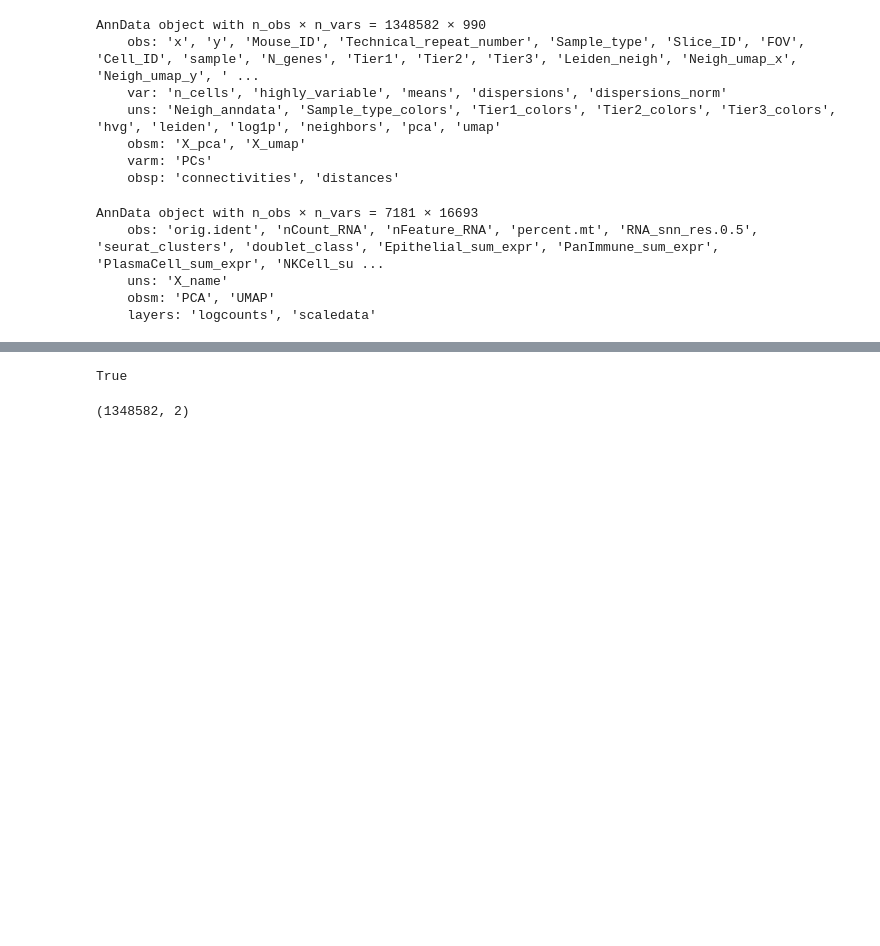
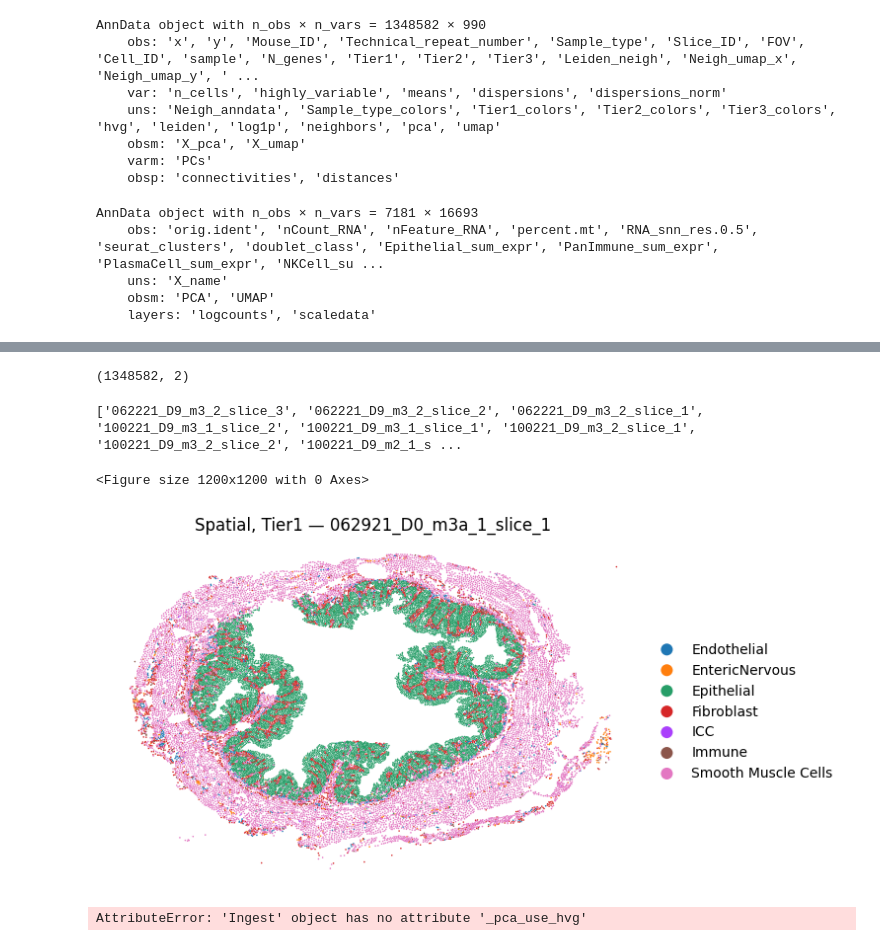
Before and after one commit to ROYBRUNO81/PURM2025, a Jupyter notebook: Spatial Analysis.ipynb, the cells around one changed output, grey strips where cells are left out. Saved outputs shown, nothing was run; the diff lists cells and outputs as text; code cells hidden in the pictures; blank space fills up the shorter version.

Commit message:
spatial map per slice

```diff
--- a/Spatial Analysis.ipynb
+++ b/Spatial Analysis.ipynb
@@ -31,6 +25,0 @@ print(f"{len(common_genes)} genes in common")
-# %%
-adata_sp = adata_sp[:, common_genes].copy()
-adata    = adata[:, common_genes].copy()
-print(adata_sp.n_vars == adata.n_vars)
-# %% [output]
-True
@@ -41,8 +25,0 @@ sc.pp.pca(adata, n_comps=50, svd_solver="arpack")
-# %%
-# Create a spatial embedding in the reference AnnData
-coords_ref = adata_sp.obs[['x','y']].to_numpy()
-adata_sp.obsm['spatial'] = coords_ref
-
-print(adata_sp.obsm['spatial'].shape)
-# %% [output]
-(1348582, 2)
@@ -54,0 +26,8 @@ adata.obsm['spatial'] = coords
+# %%
+# Create a spatial embedding in the reference AnnData
+coords_ref = adata_sp.obs[['x','y']].to_numpy()
+adata_sp.uns['spatial'] = coords_ref
+
+print(adata_sp.obsm['spatial'].shape)
+# %% [output]
+(1348582, 2)
@@ -54,0 +45,31 @@ adata.obsm['spatial'] = coords
+# %%
+slices = adata_sp.obs["Slice_ID"].unique()
+# Select a specific slice for analysis
+slice_D9 = [slice for slice in slices if "D9" in slice]
+print(slice_D9)
+slice_id = "062921_D0_m3a_1_slice_1"
+ad_slice = adata_sp[adata_sp.obs['Slice_ID'] == slice_id].copy()
+# %% [output]
+['062221_D9_m3_2_slice_3', '062221_D9_m3_2_slice_2', '062221_D9_m3_2_slice_1', '100221_D9_m3_1_slice_2', '100221_D9_m3_1_slice_1', '100221_D9_m3_2_slice_1', '100221_D9_m3_2_slice_2', '100221_D9_m2_1_s ...
+# %%
+plt.figure(figsize=(6,6), dpi=200)
+ax = sc.pl.scatter(
+    ad_slice,
+    x='x', y='y',
+    color='Tier1',
+    palette=adata_sp.uns['Tier1_colors'],
+    size=5,         # tweak dot size as needed
+    alpha=1.0,
+    legend_loc='right margin',
+    show=False      # so we can invert y before display
+)
+
+ax.invert_yaxis()
+
+plt.title(f"Spatial, Tier1 — {slice_id}")
+plt.axis('off')
+plt.tight_layout()
+plt.show()
+# %% [output]
+<Figure size 1200x1200 with 0 Axes>
+[figure, added]
@@ -54,0 +84,7 @@ adata.obsm['spatial'] = coords
+# %%
+sc.pp.neighbors(adata_ref, n_neighbors=15, use_rep='X_pca')
+sc.tl.umap(adata_ref)
+sc.tl.ingest(adata_query, adata_ref, obs='cell_type')
+adata_sp.obs['predicted_cell_type'] = adata_query.obs['cell_type']
+# %% [output]
+AttributeError: 'Ingest' object has no attribute '_pca_use_hvg'
```
Also changed, not shown: parts of 9 cells of this notebook, 4 other files.
